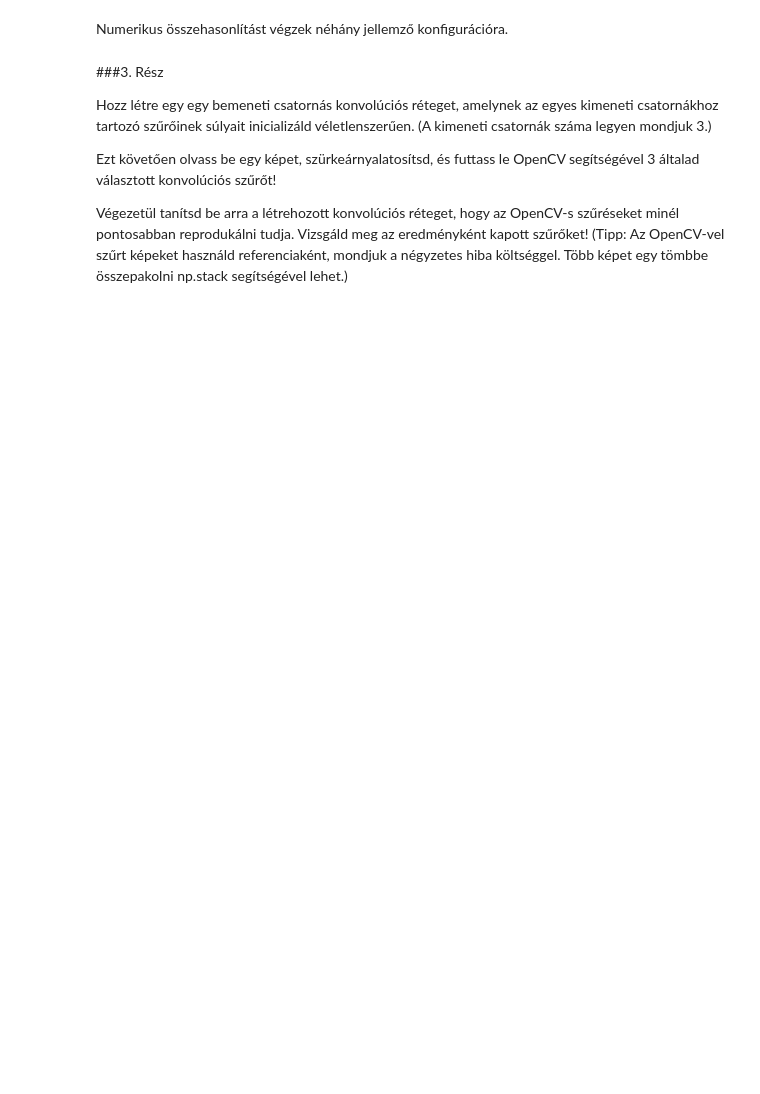
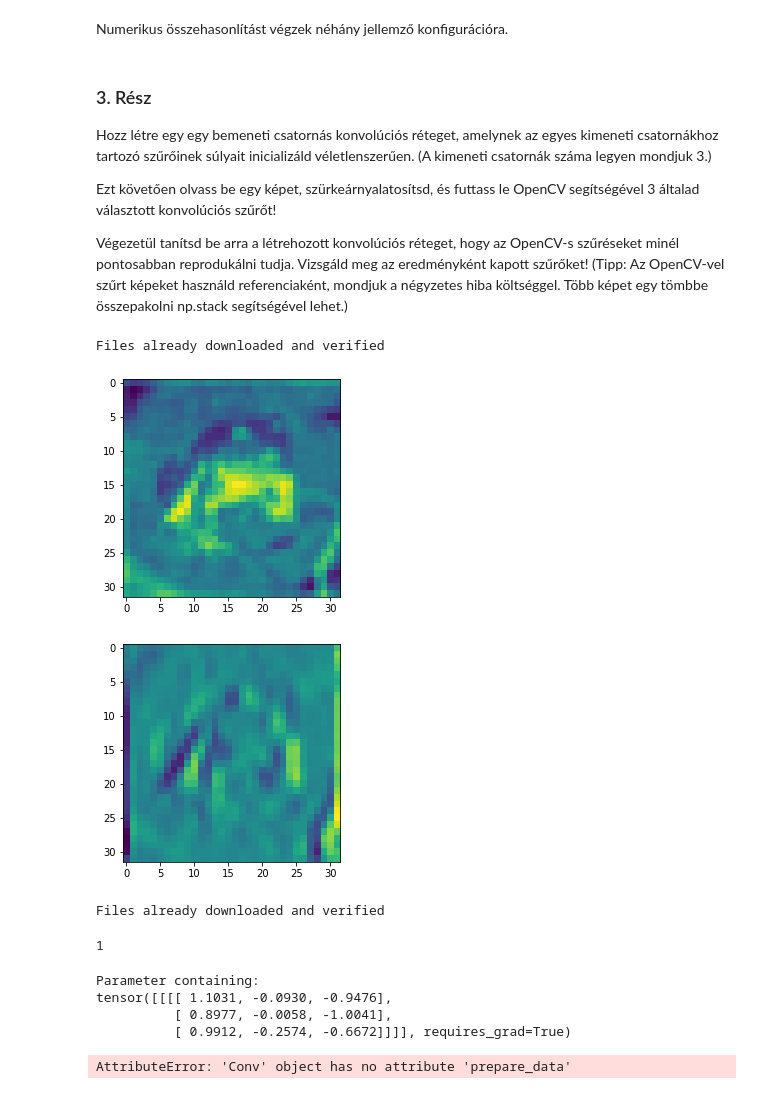
Before and after one commit to matech96/DeepLearningAVizualisInformatikaban, a Jupyter notebook: HF1.ipynb, the cells around one changed output. Drawn from its saved outputs; the diff is of its cells as text; code cells hidden in the pictures; blank space fills up the shorter version.

Commit message:
more data seems to work better

```diff
--- a/HF1.ipynb
+++ b/HF1.ipynb
@@ -56,6 +55,9 @@ class Conv():
     self.oCH = oCH
     self.W = torch.Tensor(np.random.randn(oCH,inCH,n,n)).requires_grad_(True)
 
+  def __call__(self, x):
+    return self.forward(x)
+
   def parameters(self):
     yield self.W
 
@@ -63,7 +65,7 @@ class Conv():
     pad = self.n // 2
     x_ = torch.zeros(1,self.inCH,x.shape[2]+2*pad,x.shape[3]+2*pad).requires_grad_(False)
     if pad != 0:
-      x_[0, :, pad:-pad, pad:-pad] = x
+      x_[:, :, pad:-pad, pad:-pad] = x
     else:
       x_ = x
     res = torch.zeros(1,self.oCH,x.shape[2],x.shape[3]).requires_grad_(False)
@@ -125,7 +132,7 @@ for n in [1,3,5,7]:
 
       assert(np.all((myres - refres) < 1e-4))
 # %% [markdown]
-###3. Rész
+### 3. Rész
 
 Hozz létre egy egy bemeneti csatornás konvolúciós réteget, amelynek az egyes kimeneti csatornákhoz tartozó szűrőinek súlyait inicializáld véletlenszerűen. (A kimeneti csatornák száma legyen mondjuk 3.)
 
@@ -140,6 +147,7 @@ from torchvision import transforms
 import os
 from PIL import ImageFilter
 # %%
+from scipy.signal import convolve2d
 class GaussCifar(Dataset):
   def __init__(self, offset=0):
     self.cifar = CIFAR10(os.getcwd() + '/cifar',download=True)
@@ -147,11 +155,18 @@ class GaussCifar(Dataset):
 
   def __getitem__(self, i):
     index = i + self.offset
-    chFirst = lambda x: np.rollaxis(np.array(x, dtype=np.float32) / 255., 2, 0)
-    return chFirst(self.cifar[index][0]), chFirst(self.cifar[index][0].filter(ImageFilter.Kernel((3, 3),
-          (-1, -1, -1, -1, 9, -1, -1, -1, -1), 1, 0)))
+    to_gray = lambda x: np.array(x.convert('L'), dtype=np.float32) / 255.
+    add_ch = lambda x: np.expand_dims(x, 0).astype(np.float32)
+    prc_input = lambda x: add_ch(to_gray(x))
+    return prc_input(self.cifar[index][0]), add_ch(convolve2d(to_gray(self.cifar[index][0]),
+                                                               np.array([[-1, 0, 1],
+                                                                         [-1, 0, 1],
+                                                                         [-1, 0, 1]]),
+                                                                mode='same'))
 
   def __len__(self):
-    return 64
+    return len(self.cifar)
 # %%
 dl = DataLoader(GaussCifar(), batch_size=64)
+# %% [output]
+Files already downloaded and verified
@@ -160,9 +173,12 @@ len(dl)
 # %%
 t = next(iter(dl))
-plt.imshow(np.rollaxis(t[0][0, ].detach().numpy(), 0, 3))
+plt.imshow(t[0][0, 0,].detach().numpy())
 plt.show()
-plt.imshow(np.rollaxis(t[1][0, ].detach().numpy(), 0, 3))
+plt.imshow(t[1][0, 0,].detach().numpy())
 plt.show()
+# %% [output]
+[figure, added]
+[figure, added]
 # %%
 import pytorch_lightning as pl
 from torch.optim import Adam
@@ -207,6 +223,24 @@ class CoolCIFAR(pl.LightningModule):
 # %%
 from pytorch_lightning import Trainer
 
-model = CoolCIFAR(nn.Conv2d(3, 3, (3, 3), padding=(3//2, 3//2), bias=False))
+model = CoolCIFAR(nn.Conv2d(1, 1, (3, 3), padding=(3//2, 3//2), bias=False))
 trainer = Trainer(max_epoch=1)
 trainer.fit(model)
+# %% [output]
+Files already downloaded and verified
+1
+# %%
+trainer.model.model.weight
+# %% [output]
+Parameter containing:
+tensor([[[[ 1.1031, -0.0930, -0.9476],
+          [ 0.8977, -0.0058, -1.0041],
+          [ 0.9912, -0.2574, -0.6672]]]], requires_grad=True)
+# %%
+from pytorch_lightning import Trainer
+
+model = Conv(n = 3, inCH = 1, oCH = 1)
+trainer = Trainer(max_epoch=10)
+trainer.fit(model)
+# %% [output]
+AttributeError: 'Conv' object has no attribute 'prepare_data'
```
Also changed, not shown: parts of 7 cells of this notebook, 1 other file.
